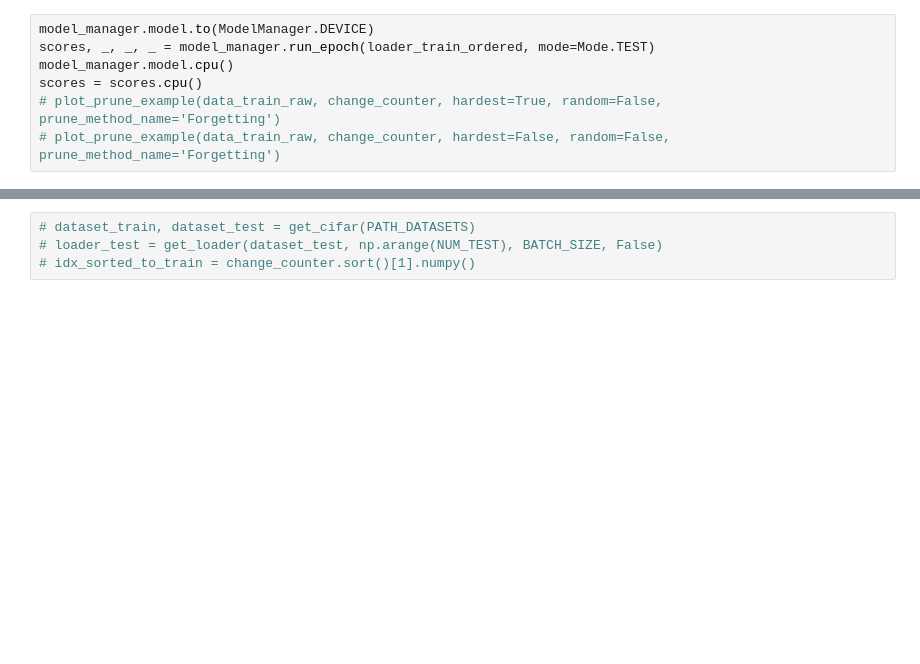
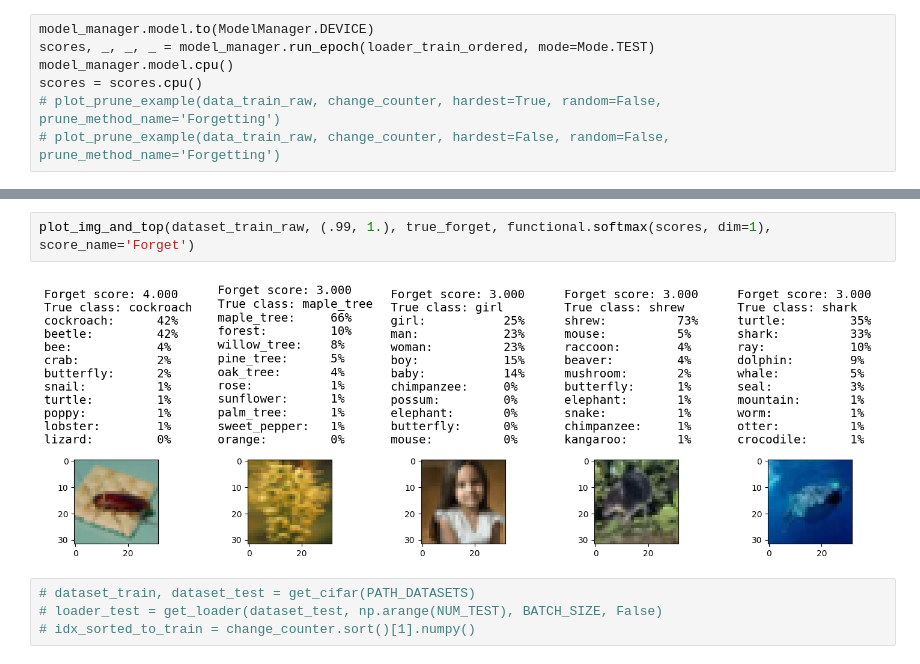
Before and after one commit to bezalelc/Data-pruning, a Jupyter notebook: code/forgetting_resnet18_cifar100.ipynb, the cells around one changed output, grey strips where cells are left out. Cells and saved outputs as stored; diff of their text form; blank space fills up the shorter version.

```diff
--- a/code/forgetting_resnet18_cifar100.ipynb
+++ b/code/forgetting_resnet18_cifar100.ipynb
@@ -119,5 +119,9 @@ plot_img_and_top(dataset_train_raw, (.9, 1.), change_counter, functional.softmax
 # %% [output]
 [figure]
+# %%
+plot_img_and_top(dataset_train_raw, (.99, 1.), true_forget, functional.softmax(scores, dim=1), score_name='Forget')
+# %% [output]
+[figure, added]
 # %%
 # dataset_train, dataset_test = get_cifar(PATH_DATASETS)
 # loader_test = get_loader(dataset_test, np.arange(NUM_TEST), BATCH_SIZE, False)
```
Also changed, not shown: parts of 2 cells of this notebook, 15 other files.
